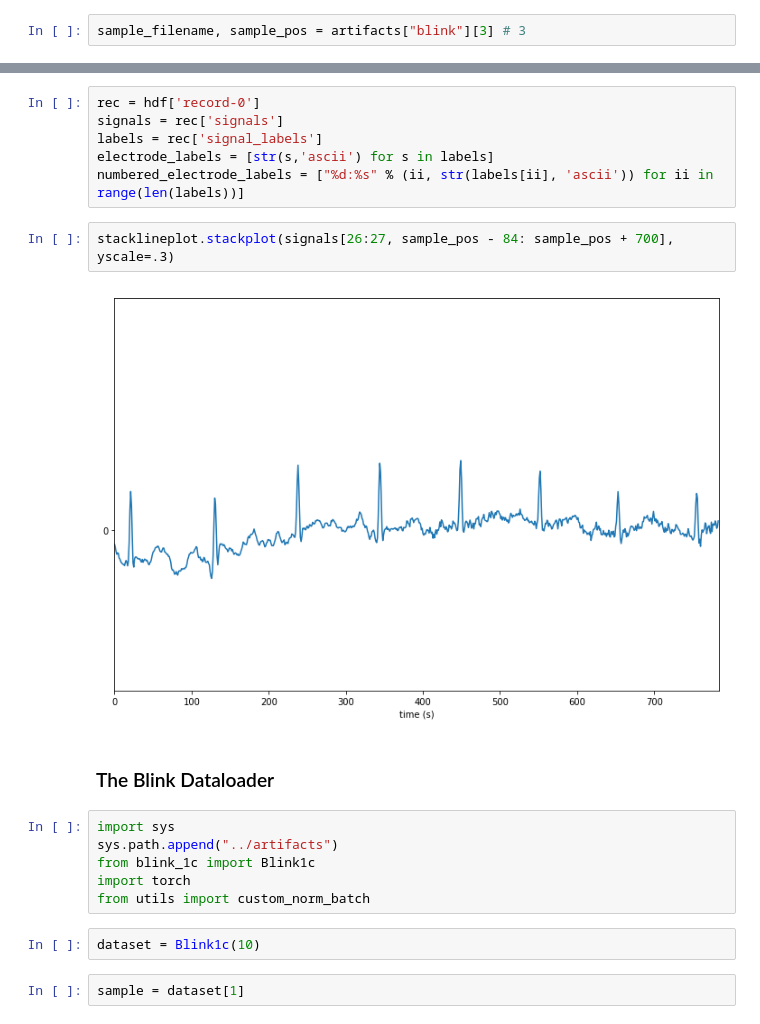
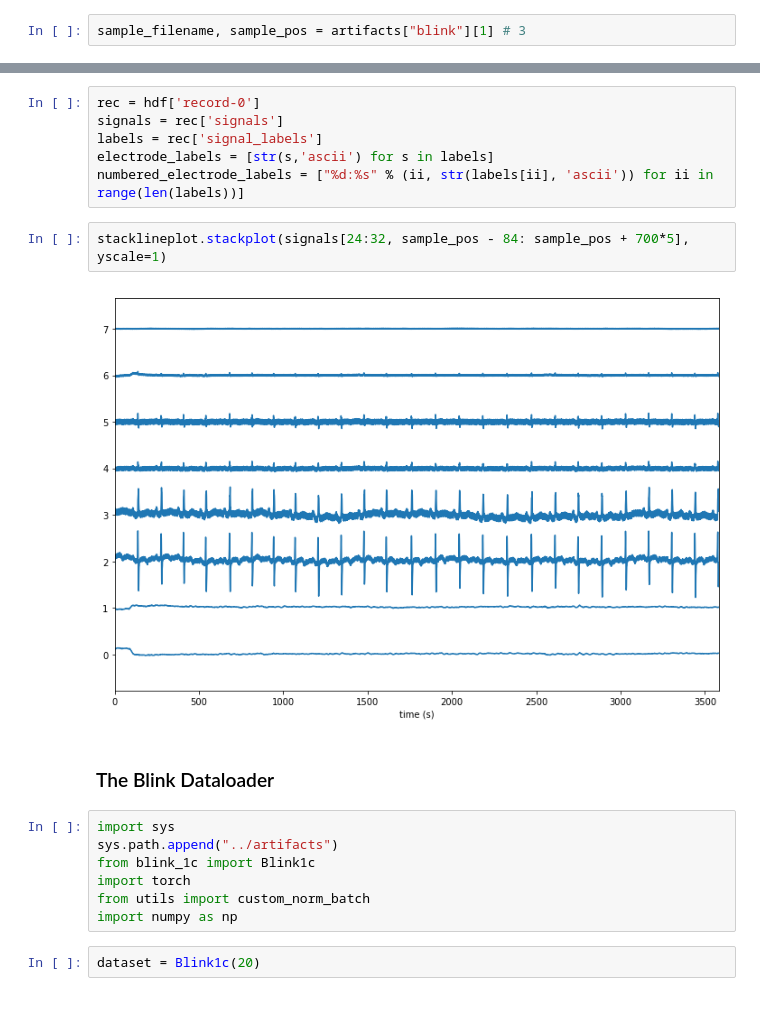
Before and after one commit to DanielLongo/NeuralFill, a Jupyter notebook: visualize/visualize_artifacts.ipynb, the cells around one changed output, grey strips where cells are left out. Drawn from its saved outputs; the diff is of its cells as text.

```diff
--- a/visualize/visualize_artifacts.ipynb
+++ b/visualize/visualize_artifacts.ipynb
@@ -146,7 +146,7 @@ artifacts["blink"]
  ('/mnt/data1/eegdbs/SEC-0.1/stanford/DA282VKI_1-1+.eeghdf', 299154),
  ('/mnt/data1/eegdbs/SEC-0.1/stanford/PA3213R7_1-8+.eeghdf', 31275)]
 # %%
-sample_filename, sample_pos = artifacts["blink"][3] # 3
+sample_filename, sample_pos = artifacts["blink"][1] # 3
 # %%
 hdf = h5py.File(sample_filename)
 # %%
@@ -156,9 +156,9 @@ labels = rec['signal_labels']
 electrode_labels = [str(s,'ascii') for s in labels]
 numbered_electrode_labels = ["%d:%s" % (ii, str(labels[ii], 'ascii')) for ii in range(len(labels))]
 # %%
-stacklineplot.stackplot(signals[26:27, sample_pos - 84: sample_pos + 700], yscale=.3)
+stacklineplot.stackplot(signals[24:32, sample_pos - 84: sample_pos + 700*5], yscale=1)
 # %% [output]
-[figure, old version]
+[figure, new version]
 # %% [markdown]
 ### The Blink Dataloader
 # %%
@@ -167,7 +167,6 @@ sys.path.append("../artifacts")
 from blink_1c import Blink1c
 import torch
 from utils import custom_norm_batch
+import numpy as np
 # %%
-dataset = Blink1c(10)
+dataset = Blink1c(20)
-# %%
-sample = dataset[1]
```
Also changed, not shown: parts of 3 cells of this notebook, 8 other files.
